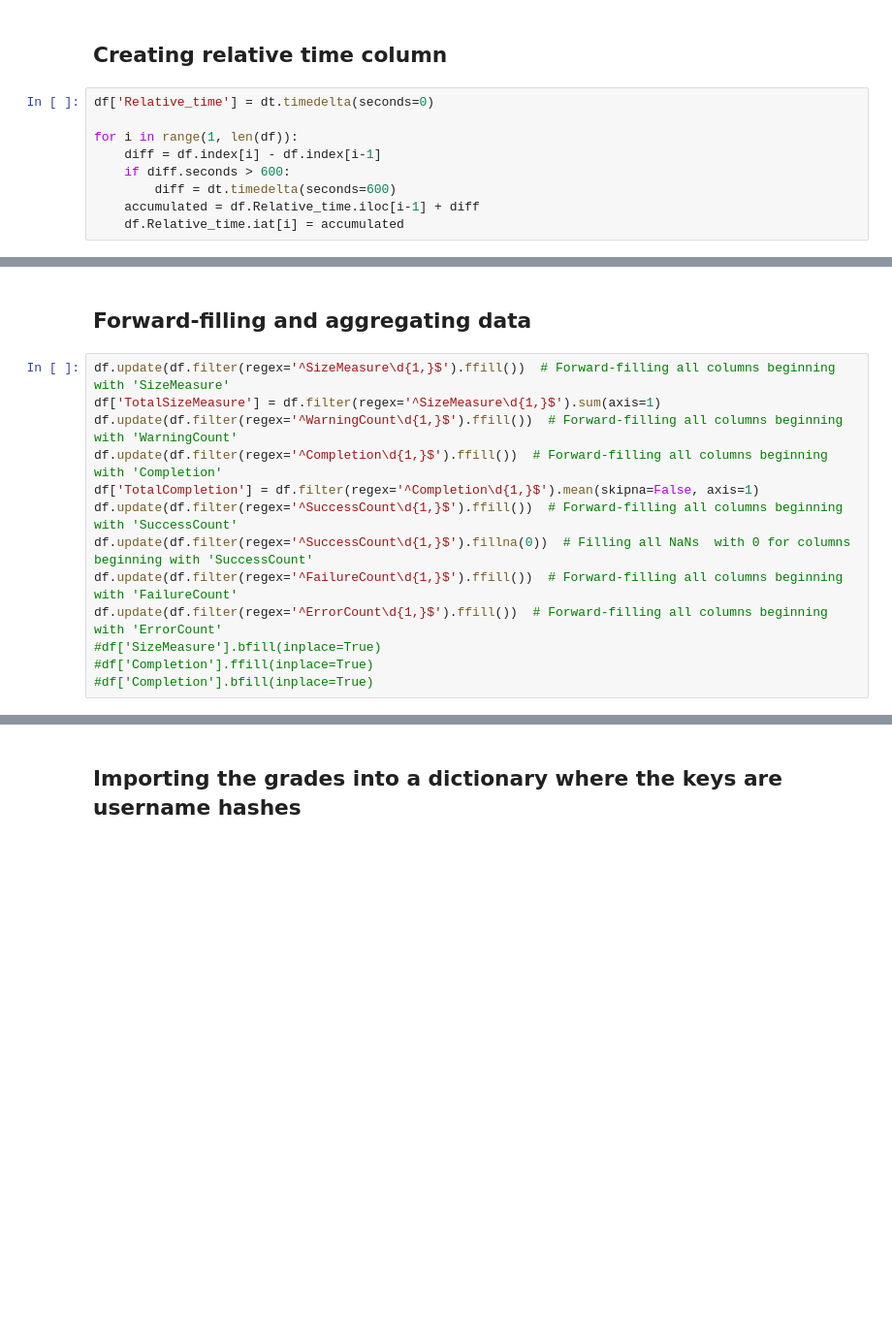
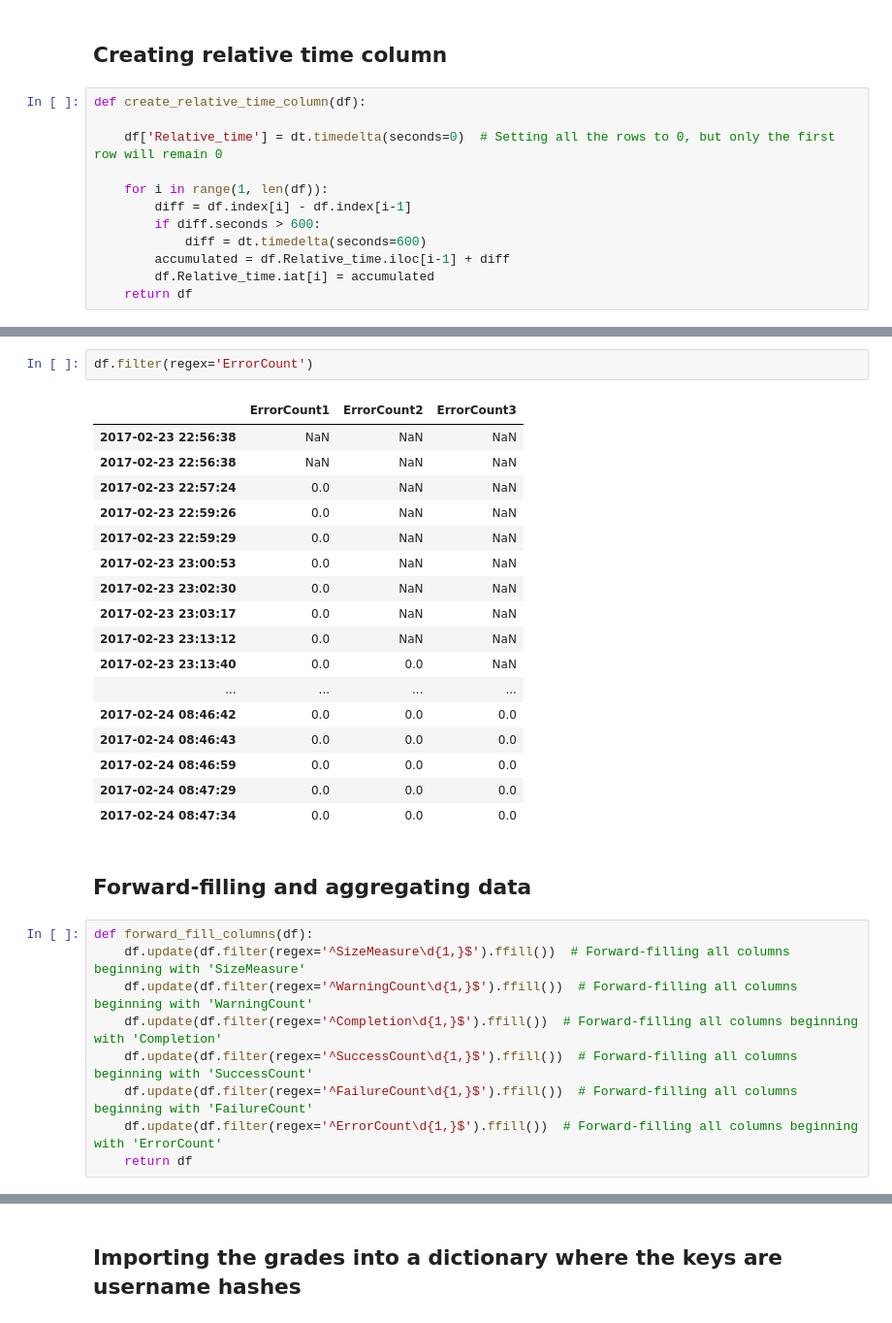
Before and after one commit to hermanmk/jexercise-data-analysis, a Jupyter notebook: Working with data.ipynb, the cells around one changed output, grey strips where cells are left out. Shown at 97% size. Saved outputs shown, nothing was run; the diff lists cells and outputs as text; blank space fills up the shorter version.

```diff
--- a/Working with data.ipynb
+++ b/Working with data.ipynb
@@ -44,12 +39,15 @@ Name: Relative_time, Length: 265, dtype: timedelta64[ns]
 # %% [markdown]
 ## Creating relative time column
 # %%
-df['Relative_time'] = dt.timedelta(seconds=0)
+def create_relative_time_column(df):
 
-for i in range(1, len(df)):
-    diff = df.index[i] - df.index[i-1]
-    if diff.seconds > 600:
-        diff = dt.timedelta(seconds=600)
-    accumulated = df.Relative_time.iloc[i-1] + diff
-    df.Relative_time.iat[i] = accumulated
+    df['Relative_time'] = dt.timedelta(seconds=0)  # Setting all the rows to 0, but only the first row will remain 0
+
+    for i in range(1, len(df)):
+        diff = df.index[i] - df.index[i-1]
+        if diff.seconds > 600:
+            diff = dt.timedelta(seconds=600)
+        accumulated = df.Relative_time.iloc[i-1] + diff
+        df.Relative_time.iat[i] = accumulated
+    return df
 # %%
@@ -76,15 +55,31 @@ df
+# %%
+df.filter(regex='ErrorCount')
+# %% [output]
+|  | ErrorCount1 | ErrorCount2 | ErrorCount3 |
+| 2017-02-23 22:56:38 | NaN | NaN | NaN |
+| 2017-02-23 22:56:38 | NaN | NaN | NaN |
+| 2017-02-23 22:57:24 | 0.0 | NaN | NaN |
+| 2017-02-23 22:59:26 | 0.0 | NaN | NaN |
+| 2017-02-23 22:59:29 | 0.0 | NaN | NaN |
+| 2017-02-23 23:00:53 | 0.0 | NaN | NaN |
+| 2017-02-23 23:02:30 | 0.0 | NaN | NaN |
+| 2017-02-23 23:03:17 | 0.0 | NaN | NaN |
+| 2017-02-23 23:13:12 | 0.0 | NaN | NaN |
+| 2017-02-23 23:13:40 | 0.0 | 0.0 | NaN |
+| ... | ... | ... | ... |
+| 2017-02-24 08:46:42 | 0.0 | 0.0 | 0.0 |
+| 2017-02-24 08:46:43 | 0.0 | 0.0 | 0.0 |
+| 2017-02-24 08:46:59 | 0.0 | 0.0 | 0.0 |
+| 2017-02-24 08:47:29 | 0.0 | 0.0 | 0.0 |
+| 2017-02-24 08:47:34 | 0.0 | 0.0 | 0.0 |
 # %% [markdown]
 ## Forward-filling and aggregating data
 # %%
-df.update(df.filter(regex='^SizeMeasure\d{1,}$').ffill())  # Forward-filling all columns beginning with 'SizeMeasure'
-df['TotalSizeMeasure'] = df.filter(regex='^SizeMeasure\d{1,}$').sum(axis=1)
-df.update(df.filter(regex='^WarningCount\d{1,}$').ffill())  # Forward-filling all columns beginning with 'WarningCount'
-df.update(df.filter(regex='^Completion\d{1,}$').ffill())  # Forward-filling all columns beginning with 'Completion'
-df['TotalCompletion'] = df.filter(regex='^Completion\d{1,}$').mean(skipna=False, axis=1)
-df.update(df.filter(regex='^SuccessCount\d{1,}$').ffill())  # Forward-filling all columns beginning with 'SuccessCount'
-df.update(df.filter(regex='^SuccessCount\d{1,}$').fillna(0))  # Filling all NaNs  with 0 for columns beginning with 'SuccessCount'
-df.update(df.filter(regex='^FailureCount\d{1,}$').ffill())  # Forward-filling all columns beginning with 'FailureCount'
-df.update(df.filter(regex='^ErrorCount\d{1,}$').ffill())  # Forward-filling all columns beginning with 'ErrorCount'
-#df['SizeMeasure'].bfill(inplace=True)
-#df['Completion'].ffill(inplace=True)
-#df['Completion'].bfill(inplace=True)
+def forward_fill_columns(df):
+    df.update(df.filter(regex='^SizeMeasure\d{1,}$').ffill())  # Forward-filling all columns beginning with 'SizeMeasure'
+    df.update(df.filter(regex='^WarningCount\d{1,}$').ffill())  # Forward-filling all columns beginning with 'WarningCount'
+    df.update(df.filter(regex='^Completion\d{1,}$').ffill())  # Forward-filling all columns beginning with 'Completion'
+    df.update(df.filter(regex='^SuccessCount\d{1,}$').ffill())  # Forward-filling all columns beginning with 'SuccessCount'
+    df.update(df.filter(regex='^FailureCount\d{1,}$').ffill())  # Forward-filling all columns beginning with 'FailureCount'
+    df.update(df.filter(regex='^ErrorCount\d{1,}$').ffill())  # Forward-filling all columns beginning with 'ErrorCount'
+    return df
```
Also changed, not shown: parts of 21 cells of this notebook.
